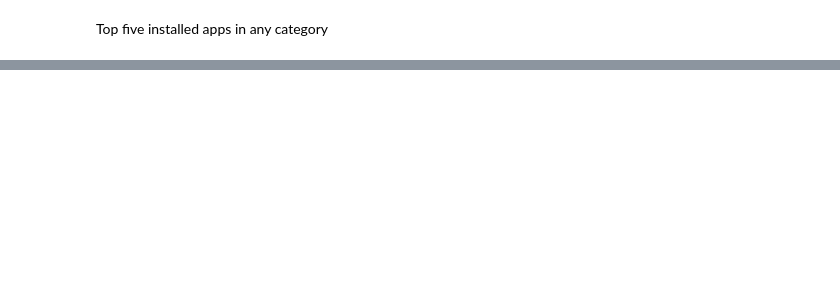
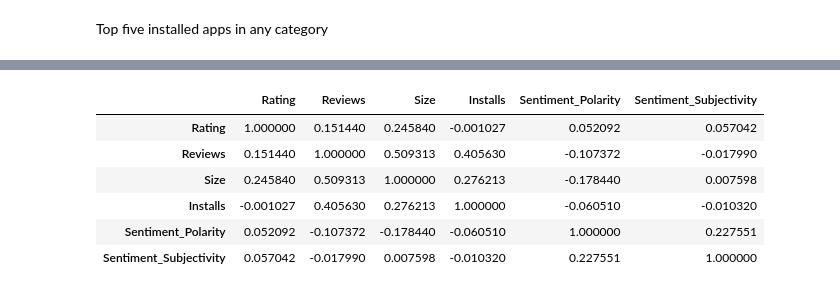
Before and after one commit to Sachin070292/Play-Store-App-Review-Analysis, a Jupyter notebook: Sachin_dubey_Play_Store_App_Review_Analysis.ipynb, the cells around one changed output, grey strips where cells are left out. Cells and saved outputs as stored; diff of their text form; code cells hidden in the pictures; blank space fills up the shorter version.

```diff
--- a/Sachin_dubey_Play_Store_App_Review_Analysis.ipynb
+++ b/Sachin_dubey_Play_Store_App_Review_Analysis.ipynb
@@ -743,0 +595,10 @@ Text(0.5, 1.0, 'Top Five Installed App')
+# %%
+review_corr
+# %% [output]
+|  | Rating | Reviews | Size | Installs | Sentiment_Polarity | Sentiment_Subjectivity |
+| Rating | 1.000000 | 0.151440 | 0.245840 | -0.001027 | 0.052092 | 0.057042 |
+| Reviews | 0.151440 | 1.000000 | 0.509313 | 0.405630 | -0.107372 | -0.017990 |
+| Size | 0.245840 | 0.509313 | 1.000000 | 0.276213 | -0.178440 | 0.007598 |
+| Installs | -0.001027 | 0.405630 | 0.276213 | 1.000000 | -0.060510 | -0.010320 |
+| Sentiment_Polarity | 0.052092 | -0.107372 | -0.178440 | -0.060510 | 1.000000 | 0.227551 |
+| Sentiment_Subjectivity | 0.057042 | -0.017990 | 0.007598 | -0.010320 | 0.227551 | 1.000000 |
```
Also changed, not shown: parts of 49 cells of this notebook.
